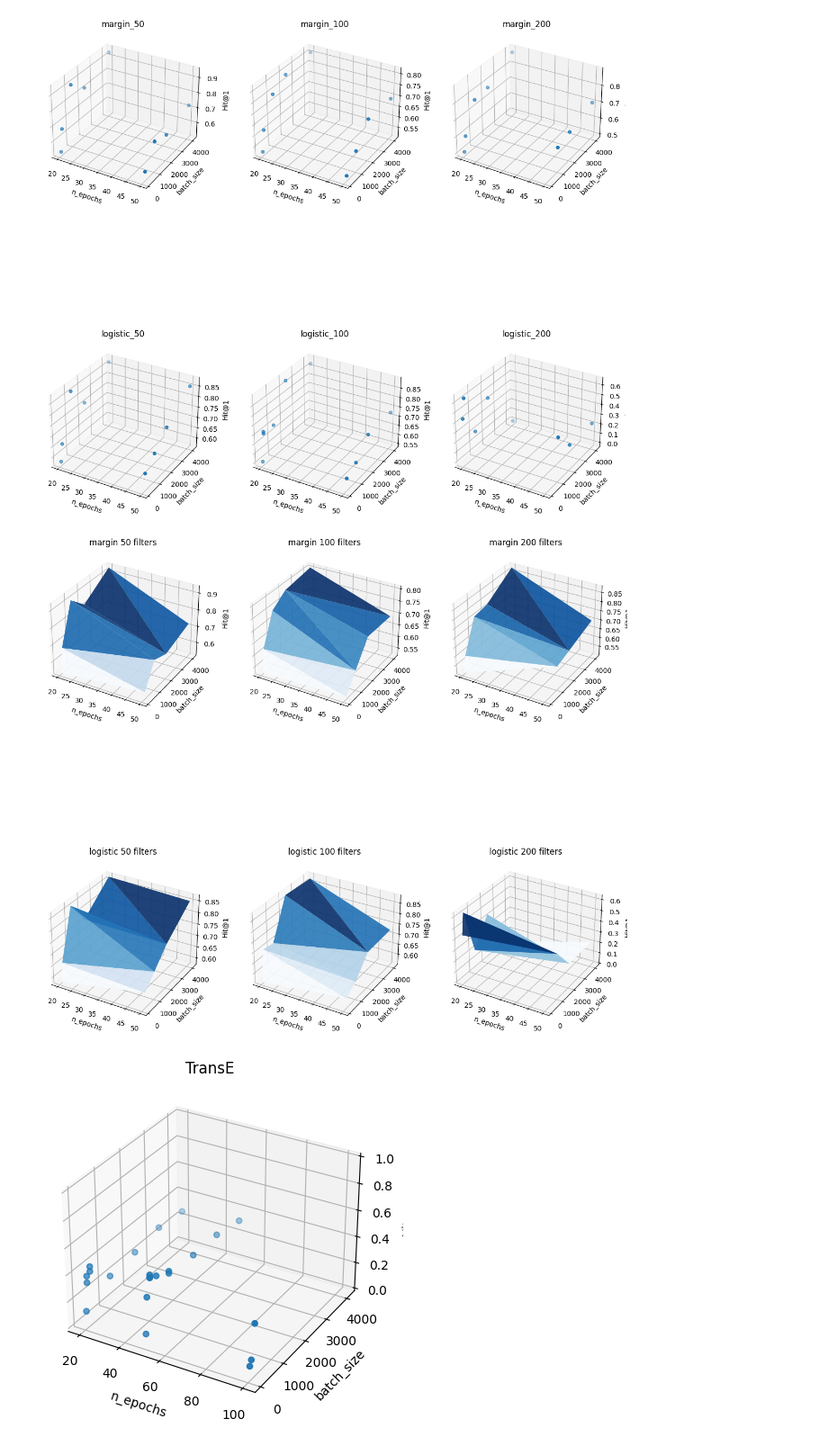
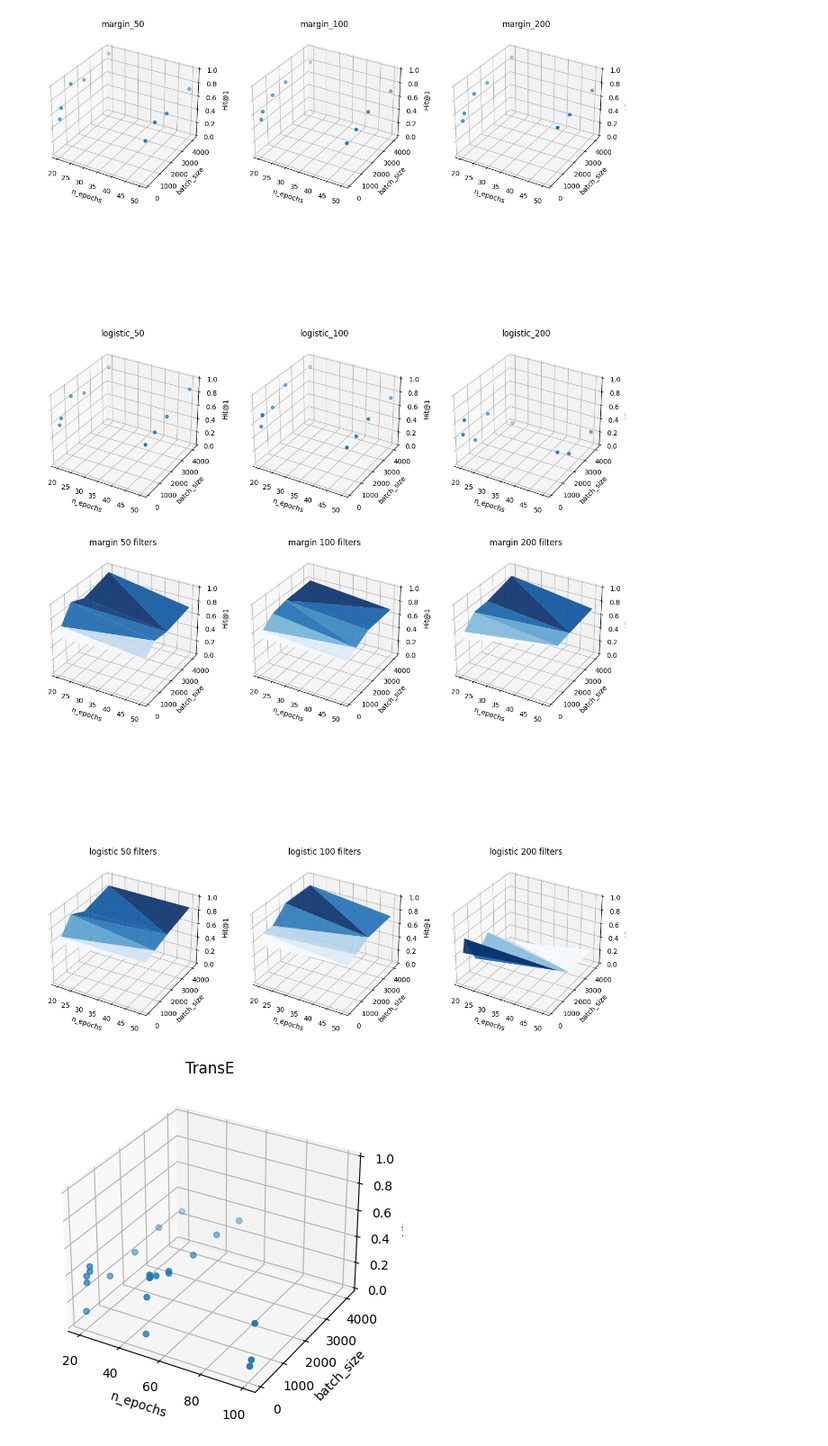
Before and after one commit to atoffano/KGene2Pheno, a Jupyter notebook: figures/fig_conv.ipynb, the cells around one changed output. Shown at 90% size. Saved outputs shown, nothing was run; the diff lists cells and outputs as text; code cells hidden in the pictures.

```diff
--- a/figures/fig_conv.ipynb
+++ b/figures/fig_conv.ipynb
@@ -38,33 +39,38 @@ for i, loss in enumerate(losses):
         ax.set_zlabel('Hit@1')
         ax.set_title(key)
 
+        # Set the axes at scale with each other
+        ax.set_zlim3d(0, 1)
 # Show the plots
 plt.show()
 # %% [output]
-[figure, old version]
+[figure, new version]
 # %%
 # Set up the figure and axes
 fig = plt.figure(figsize=(15, 15))
 axes = fig.subplots(nrows=len(losses), ncols=len(filters), subplot_kw={'projection': '3d'})
 
 # Loop over the combinations of loss function and number of filters
 for i, loss in enumerate(losses):
     for j, filt in enumerate(filters):
         key = f'{loss}_{filt}'
         data = dfs[key]
 
         # Create the 3D mesh
         ax = axes[i, j]
         ax.plot_trisurf(data['n_epochs'], data['batch_size'], data['Hit@1'], cmap='Blues', alpha=0.9)
         ax.set_xlabel('n_epochs')
         ax.set_ylabel('batch_size')
         ax.set_zlabel('Hit@1')
         ax.set_title(str(key.replace('_', ' ') + ' filters'))
 
+
+        ax.set_zlim3d(0, 1)
+
 # Show the plots
 plt.show()
 # %% [output]
-[figure, old version]
+[figure, new version]
 # %%
 for name in names:
     data = df[df["method"] == name]
```
Also changed, not shown: parts of 1 cell of this notebook, 5 other files.
